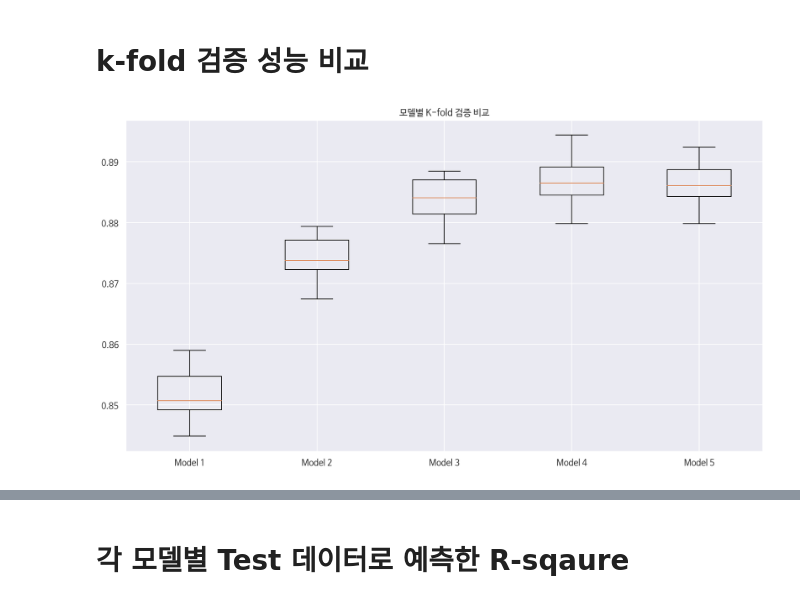
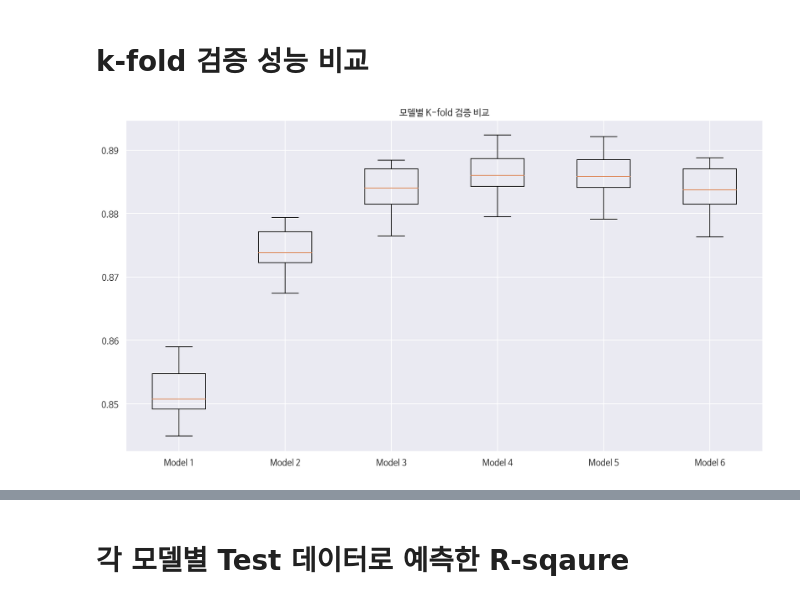
Before and after one commit to HowardHowonYu/Usedcar_regression_project, a Jupyter notebook: howard/중고차_가격분석_최종_발표용.ipynb, the cells around one changed output, grey strips where cells are left out. Cells and saved outputs as stored; diff of their text form; code cells hidden in the pictures.

```diff
--- a/howard/중고차_가격분석_최종_발표용.ipynb
+++ b/howard/중고차_가격분석_최종_발표용.ipynb
@@ -1396,23 +1383,22 @@ usedcar = UsedCarRegression(df)
 result, train_data, test_data, train_ls, test_ls = usedcar.model_fit(model6_formula)
 # %%
 score, result, cross_validation_model6 = usedcar.regularized_method(
-    model6_formula, cv=10, alpha="이따 정해라", L1_wt=0.5)
+    model6_formula, cv=10, alpha=0.00001, L1_wt=0)
 # %% [markdown]
 # k-fold 검증 성능 비교
 # %%
 # odometer 6만
 fig, ax = plt.subplots(figsize=(15, 8))
-
 ax.boxplot(
     [
         cross_validation_model1, cross_validation_model2,
-        cross_validation_model3, cross_validation_model4_1,
-        cross_validation_model5
+        cross_validation_model3, cross_validation_model4,
+        cross_validation_model5, cross_validation_model6
     ],
     sym="b*",
-    labels=['Model 1', 'Model 2', 'Model 3', 'Model 4', 'Model 5'],
+    labels=['Model 1', 'Model 2', 'Model 3', 'Model 4', 'Model 5', 'Model 6'],
 )
 plt.title('모델별 K-fold 검증 비교')
 plt.show()
 # %% [output]
-[figure, old version]
+[figure, new version]
```
Also changed, not shown: parts of 34 cells of this notebook.
